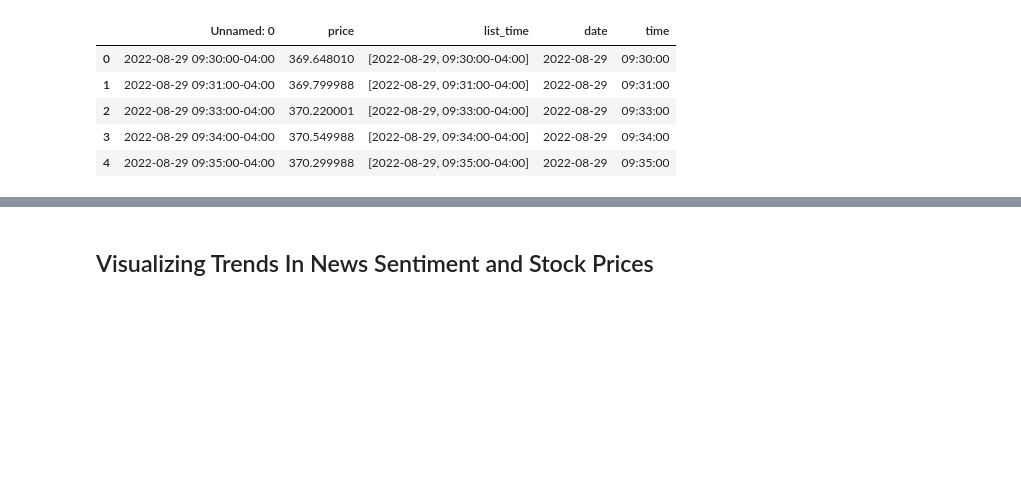
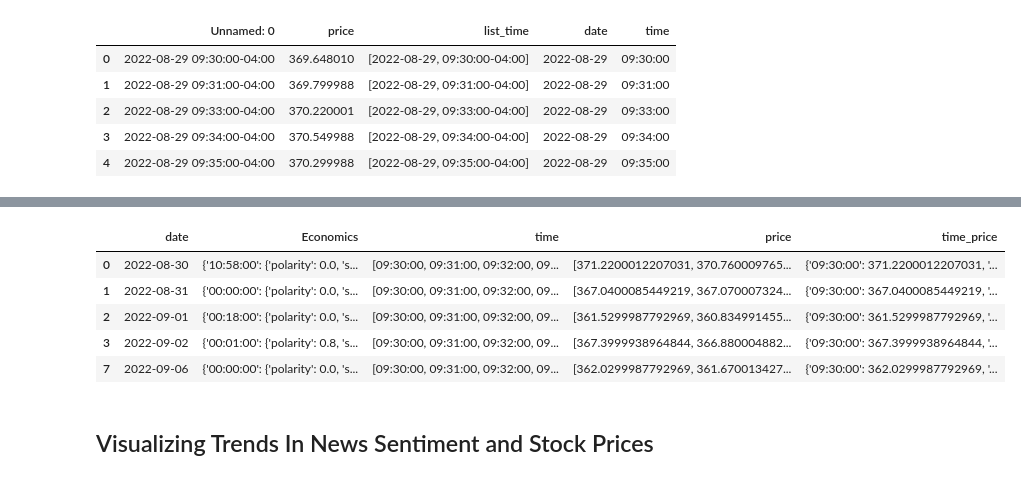
Before and after one commit to AndersonShroeder/Stock-Lstm, a Jupyter notebook: Short Run Prediction/analysis.ipynb, the cells around one changed output, grey strips where cells are left out. Drawn from its saved outputs; the diff is of its cells as text; code cells hidden in the pictures; blank space fills up the shorter version.

```diff
--- a/Short Run Prediction/analysis.ipynb
+++ b/Short Run Prediction/analysis.ipynb
@@ -40,2 +54,11 @@ df2.head(5)
+# %%
+df.head()
+# %% [output]
+|  | date | Economics | time | price | time_price |
+| 0 | 2022-08-30 | {'10:58:00': {'polarity': 0.0, 's... | [09:30:00, 09:31:00, 09:32:00, 09... | [371.2200012207031, 370.760009765... | {'09:30:00': 371.2200012207031, '... |
+| 1 | 2022-08-31 | {'00:00:00': {'polarity': 0.0, 's... | [09:30:00, 09:31:00, 09:32:00, 09... | [367.0400085449219, 367.070007324... | {'09:30:00': 367.0400085449219, '... |
+| 2 | 2022-09-01 | {'00:18:00': {'polarity': 0.0, 's... | [09:30:00, 09:31:00, 09:32:00, 09... | [361.5299987792969, 360.834991455... | {'09:30:00': 361.5299987792969, '... |
+| 3 | 2022-09-02 | {'00:01:00': {'polarity': 0.8, 's... | [09:30:00, 09:31:00, 09:32:00, 09... | [367.3999938964844, 366.880004882... | {'09:30:00': 367.3999938964844, '... |
+| 7 | 2022-09-06 | {'00:00:00': {'polarity': 0.0, 's... | [09:30:00, 09:31:00, 09:32:00, 09... | [362.0299987792969, 361.670013427... | {'09:30:00': 362.0299987792969, '... |
 # %% [markdown]
 <h2>Visualizing Trends In News Sentiment and Stock Prices<h2>
```
Also changed, not shown: parts of 6 cells of this notebook, 1 other file.
